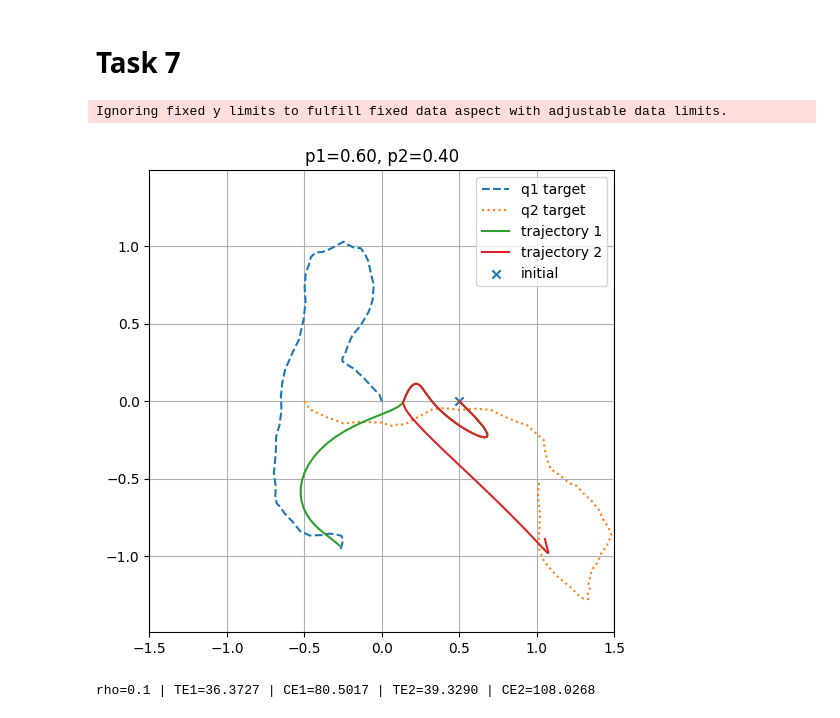
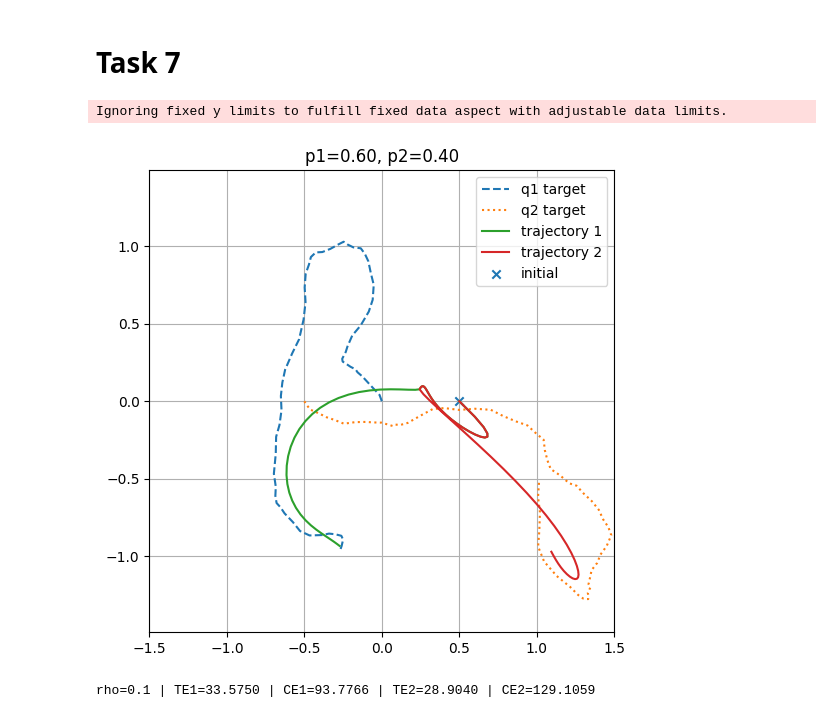
Before and after one commit to davidmarafuzgaspar/ist-optimization-algorithms-project, a Jupyter notebook: Development/Task_7.ipynb, the cells around one changed output. Drawn from its saved outputs; the diff is of its cells as text; code cells hidden in the pictures.

```diff
--- a/Development/Task_7.ipynb
+++ b/Development/Task_7.ipynb
@@ -62,7 +62,7 @@ for t in range(T-1):
     constraints += [x_1[t+1, :] == A @ x_1[t, :] + B @ u_1[t, :]]
     constraints += [x_2[t+1, :] == A @ x_2[t, :] + B @ u_2[t, :]]
 
-    if t <= 29:
+    if t < 25:
         constraints += [x_1[t, :] == x_2[t, :]]
         constraints += [u_1[t, :] == u_2[t, :]]
 
@@ -84,32 +84,32 @@ u_1_val = u_1.value
 u_2_val = u_2.value
 
 TE_1_values.append(TE_1.value)
 CE_1_values.append(CE_1.value)
 TE_2_values.append(TE_2.value)
 CE_2_values.append(CE_2.value)
 
 
 # Plot trajectory vs target
 traj1 = (E @ x_1_val.T).T  # shape (T, 2)
 traj2 = (E @ x_2_val.T).T  # shape (T, 2)
 
 plt.figure(figsize=(6,6))
 plt.plot(q_1[:,0], q_1[:,1], '--', label='q1 target')
 plt.plot(q_2[:,0], q_2[:,1], ':', label='q2 target')
 plt.plot(traj1[:,0], traj1[:,1], label='trajectory 1')
 plt.plot(traj2[:,0], traj2[:,1], label='trajectory 2')
 plt.scatter([x_initial[0]], [x_initial[1]], marker='x', label='initial')
 plt.title(f"p1={p1:.2f}, p2={p2:.2f}")
 plt.legend()
 plt.axis('equal')
 plt.grid(True)
 # Set plot limits manually
 plt.xlim(-1.5, 1.5)   # adjust these as needed
 plt.ylim(-1.5, 1.5)
 plt.show()
 
 print(f"rho={rho} | TE1={TE_1.value:.4f} | CE1={CE_1.value:.4f} | TE2={TE_2.value:.4f} | CE2={CE_2.value:.4f}")
 # %% [output]
 Ignoring fixed y limits to fulfill fixed data aspect with adjustable data limits.
-[figure, old version]
+[figure, new version]
-rho=0.1 | TE1=36.3727 | CE1=80.5017 | TE2=39.3290 | CE2=108.0268
+rho=0.1 | TE1=33.5750 | CE1=93.7766 | TE2=28.9040 | CE2=129.1059
```
